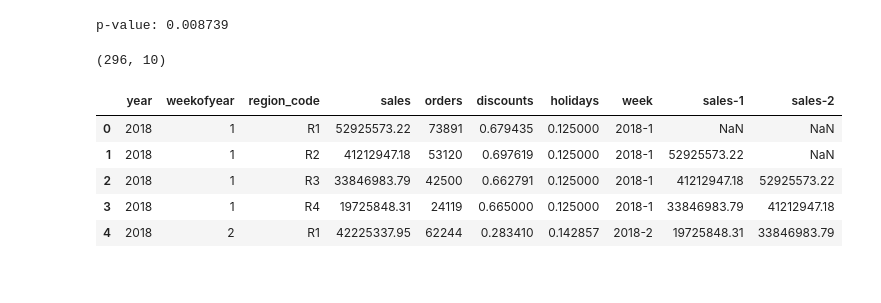
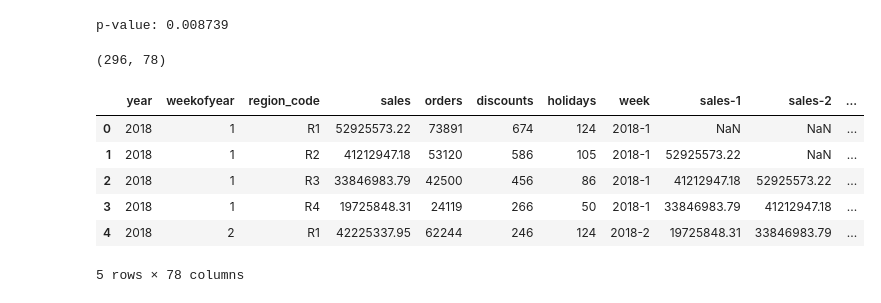
Before and after one commit to katayoonk/Sales-Forecasting, a Jupyter notebook: rf_time_seriesES.ipynb, the cells around one changed output. Saved outputs shown, nothing was run; the diff lists cells and outputs as text; code cells hidden in the pictures.

```diff
--- a/rf_time_seriesES.ipynb
+++ b/rf_time_seriesES.ipynb
@@ -27,12 +29,12 @@ daily_df['year'] = daily_df['date'].dt.year
 daily_df['weekofyear'] = daily_df['date'].dt.isocalendar().week
 # %%
 # limit to 4
-regions
+# regions
 weekly_df = daily_df.groupby(['year', 'weekofyear', 'region_code']).agg(
     sales=("sales", "sum"),
     orders=("orders", "sum"),
-    discounts=("discount", "mean"),
-    holidays=("holiday", "mean")
+    discounts=("discount", "sum"),
+    holidays=("holiday", "sum")
     ).reset_index()
 weekly_df['week'] = weekly_df['year'].astype(str) + "-" + weekly_df['weekofyear'].astype(str)
 weekly_df.head()
@@ -57,20 +63,21 @@ print('p-value: %f' % result[1])
 p-value: 0.008739
 # %%
 # add lags
-how_many_lags = 2
+how_many_lags = 70 # 70/74 weeks
 lagged_df = weekly_df.copy()
 for t in range(1, how_many_lags + 1):
     lagged_df[f'sales-{t}'] = lagged_df['sales'].shift(t)
 print(lagged_df.shape)
 lagged_df.head()
 # %% [output]
-(296, 10)
+(296, 78)
-|  | year | weekofyear | region_code | sales | orders | discounts | holidays | week | sales-1 | sales-2 |
-| 0 | 2018 | 1 | R1 | 52925573.22 | 73891 | 0.679435 | 0.125000 | 2018-1 | NaN | NaN |
-| 1 | 2018 | 1 | R2 | 41212947.18 | 53120 | 0.697619 | 0.125000 | 2018-1 | 52925573.22 | NaN |
-| 2 | 2018 | 1 | R3 | 33846983.79 | 42500 | 0.662791 | 0.125000 | 2018-1 | 41212947.18 | 52925573.22 |
-| 3 | 2018 | 1 | R4 | 19725848.31 | 24119 | 0.665000 | 0.125000 | 2018-1 | 33846983.79 | 41212947.18 |
-| 4 | 2018 | 2 | R1 | 42225337.95 | 62244 | 0.283410 | 0.142857 | 2018-2 | 19725848.31 | 33846983.79 |
+|  | year | weekofyear | region_code | sales | orders | discounts | holidays | week | sales-1 | sales-2 | ... |
+| 0 | 2018 | 1 | R1 | 52925573.22 | 73891 | 674 | 124 | 2018-1 | NaN | NaN | ... |
+| 1 | 2018 | 1 | R2 | 41212947.18 | 53120 | 586 | 105 | 2018-1 | 52925573.22 | NaN | ... |
+| 2 | 2018 | 1 | R3 | 33846983.79 | 42500 | 456 | 86 | 2018-1 | 41212947.18 | 52925573.22 | ... |
+| 3 | 2018 | 1 | R4 | 19725848.31 | 24119 | 266 | 50 | 2018-1 | 33846983.79 | 41212947.18 | ... |
+| 4 | 2018 | 2 | R1 | 42225337.95 | 62244 | 246 | 124 | 2018-2 | 19725848.31 | 33846983.79 | ... |
+5 rows × 78 columns
 # %%
 # Dummify the region code feature
 dummy = pd.get_dummies(lagged_df[['region_code']], drop_first=True)
```
Also changed, not shown: parts of 12 cells of this notebook, 2 other files.
